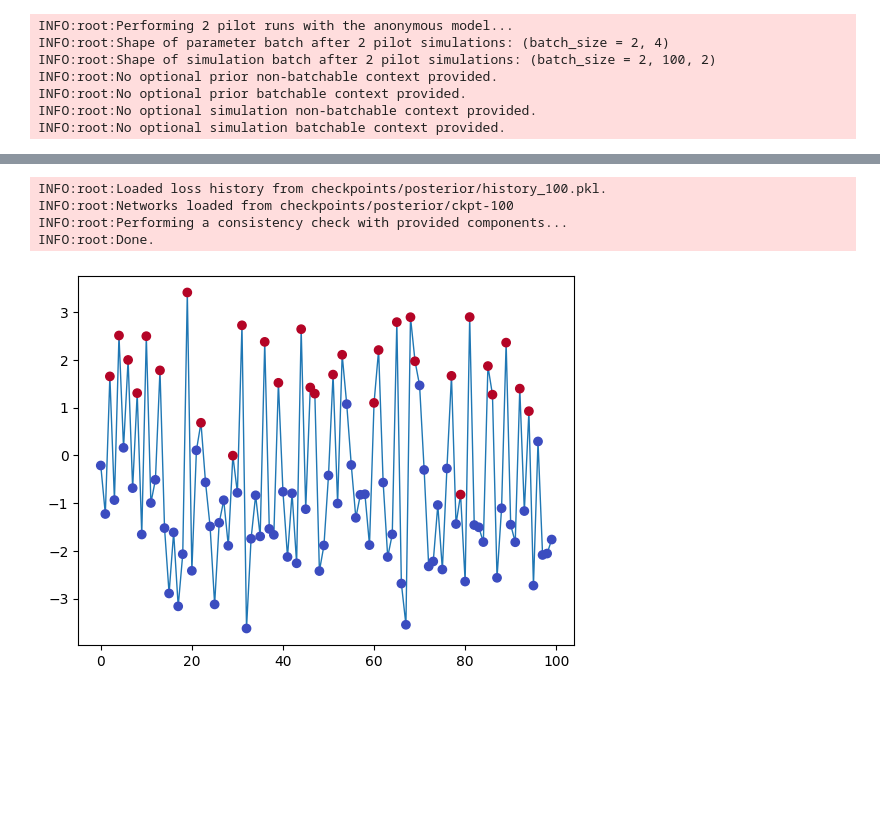
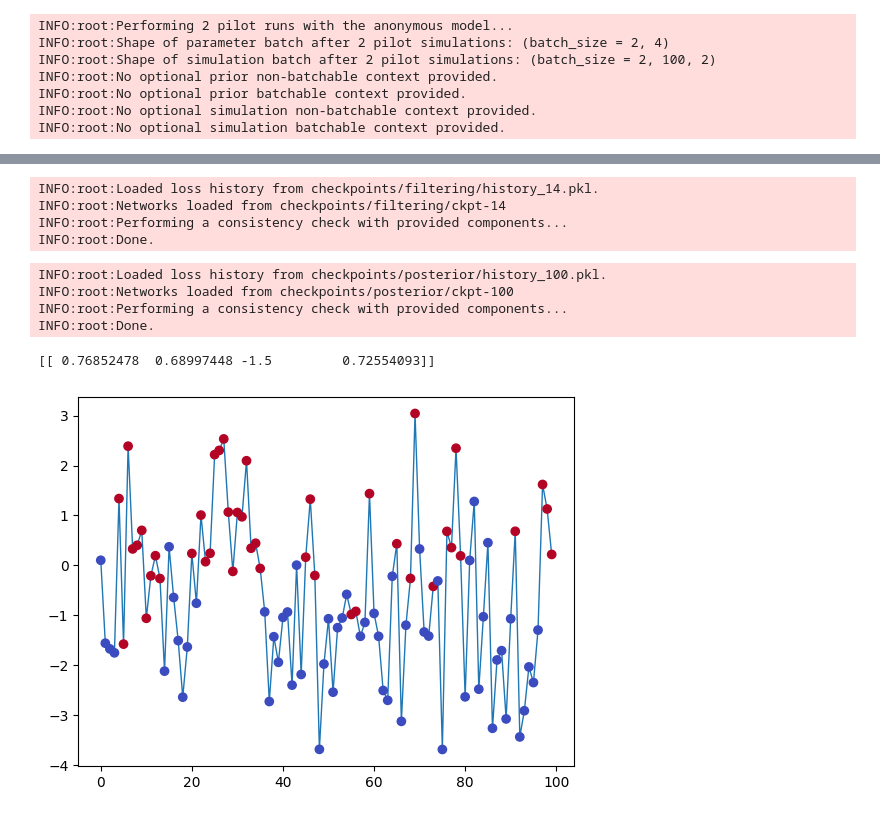
Before and after one commit to Kucharssim/bayesflow-amortized-mixtures, a Jupyter notebook: case-studies/normal-simple-hmm/calibration-stan.ipynb, the cells around one changed output, grey strips where cells are left out. Saved outputs shown, nothing was run; the diff lists cells and outputs as text; code cells hidden in the pictures; blank space fills up the shorter version.

Commit message:
add filtering

```diff
--- a/case-studies/normal-simple-hmm/calibration-stan.ipynb
+++ b/case-studies/normal-simple-hmm/calibration-stan.ipynb
@@ -37,5 +37,17 @@ INFO:root:Networks loaded from checkpoints/smoothing/ckpt-60
 INFO:root:Performing a consistency check with provided components...
 INFO:root:Done.
+# %%
+filtering = Trainer(
+    amortizer=MixtureAmortizer(inference_net=Filtering(n_classes=2)),
+    generative_model=model,
+    configurator=configurator,
+    checkpoint_path="checkpoints/filtering"
+)
+# %% [output]
+INFO:root:Loaded loss history from checkpoints/filtering/history_14.pkl.
+INFO:root:Networks loaded from checkpoints/filtering/ckpt-14
+INFO:root:Performing a consistency check with provided components...
+INFO:root:Done.
 # %%
 posterior = Trainer(
     amortizer=AmortizedPosterior(
@@ -52,24 +64,30 @@ INFO:root:Networks loaded from checkpoints/posterior/ckpt-100
 INFO:root:Performing a consistency check with provided components...
 INFO:root:Done.
 # %%
-df = model(1)
+true_params_unconstrained = np.array([[1.2, 0.8, -1.5, 0.8]])
+true_params = constrain_parameters(true_params_unconstrained)
+df = model.simulator(true_params_unconstrained)
+df['prior_draws'] = true_params_unconstrained
+
+#df = model(1)
 df_smoothing = configurator(df)
 df_posterior = posterior_configurator(df)
 
 observables = df_smoothing['observables'][0,...,0]
 latents = df_smoothing['latents'][0,...,1]
 
 stan_df = {
     "n_obs": 100,
     "y": observables,
     "alpha": [[2, 2], [2, 2]]
 }
 
 
 plt.plot(observables, linewidth=1, zorder=-1)
 f=plt.scatter(range(len(observables)), observables, c=latents, cmap='coolwarm')
 # %% [output]
+[[ 0.76852478  0.68997448 -1.5         0.72554093]]
-[figure, old version]
+[figure, new version]
 # %%
 stan_fit = stan_model.sample(stan_df, show_progress=False)
 print(stan_fit.diagnose())
```
Also changed, not shown: parts of 9 cells of this notebook, 3 other files.
